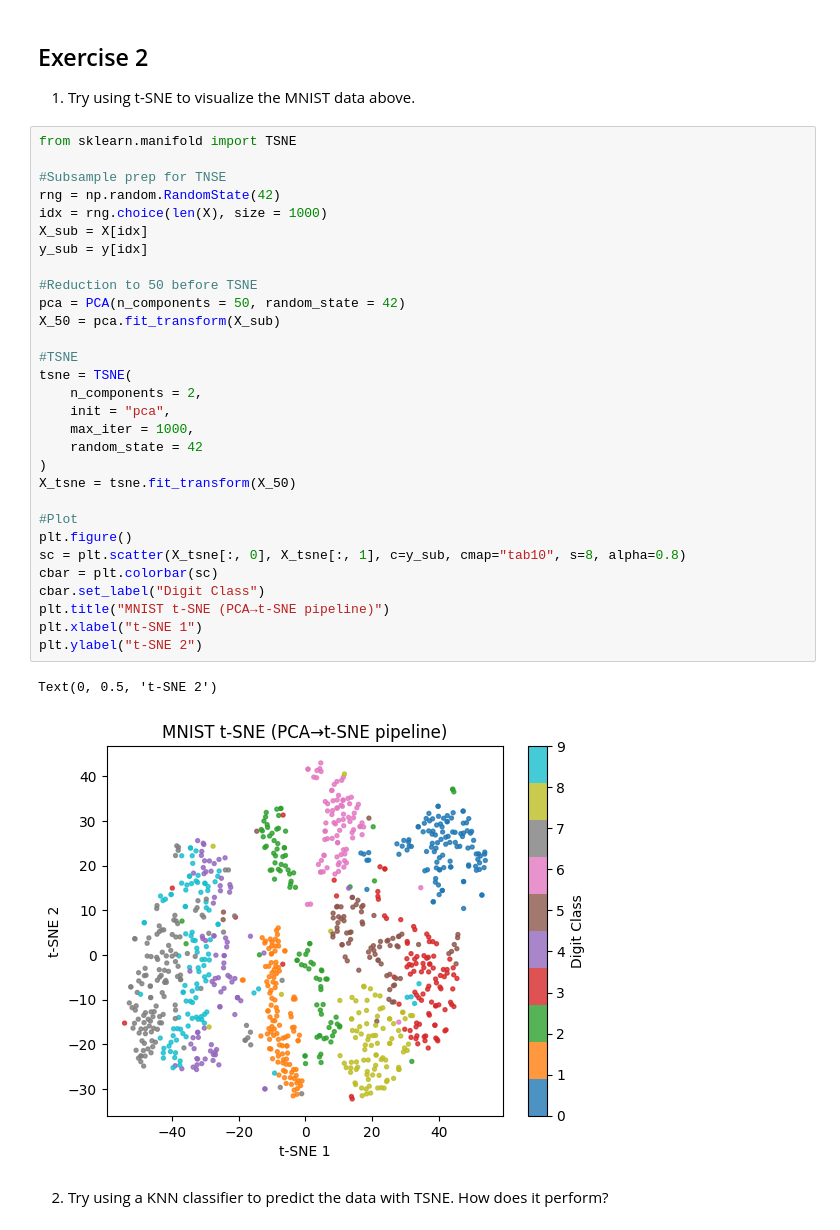
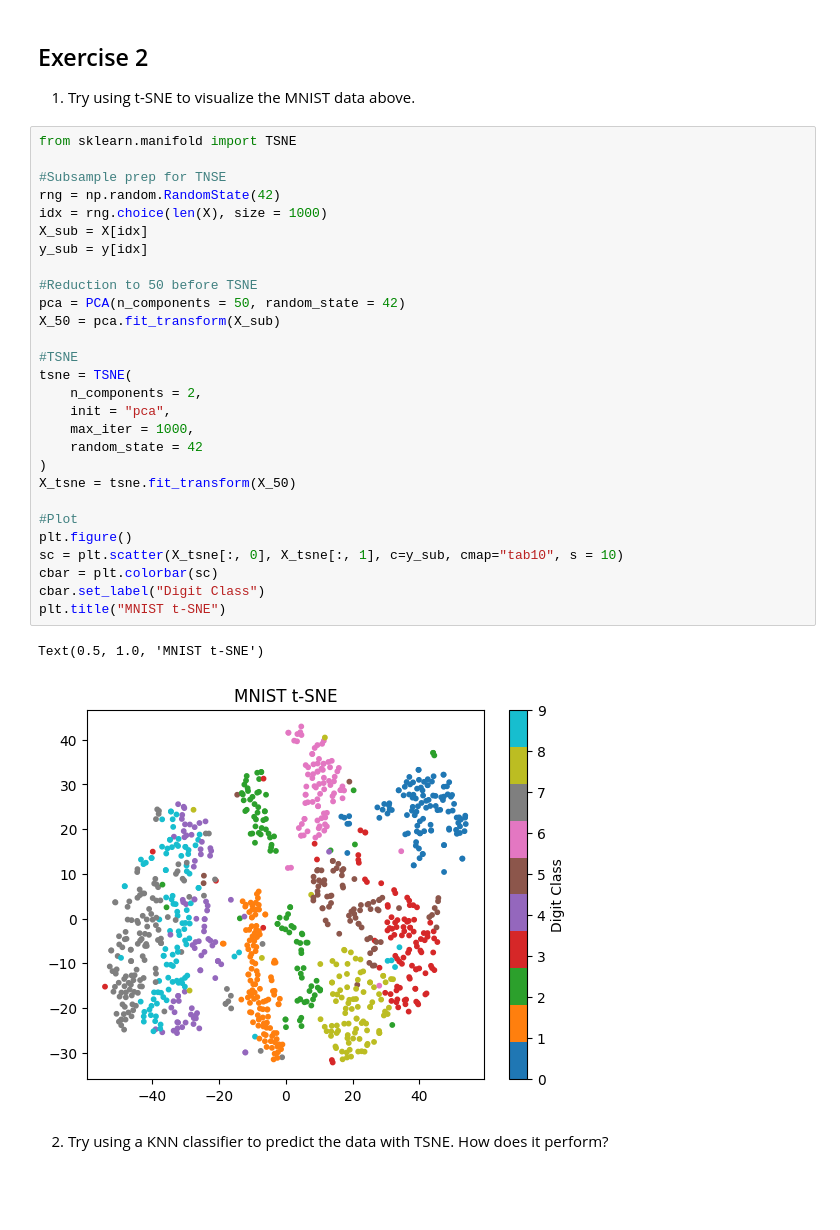
Before and after one commit to SU-IST707-FS25/week-4-materials-zseidel18, a Jupyter notebook: assignment.ipynb, the cells around one changed output. Cells and saved outputs as stored; diff of their text form; blank space fills up the shorter version.

```diff
--- a/assignment.ipynb
+++ b/assignment.ipynb
@@ -150,36 +150,34 @@ KNN accuracy with reduction: 0.9478571428571428
 # %%
 from sklearn.manifold import TSNE
 
 #Subsample prep for TNSE
 rng = np.random.RandomState(42)
 idx = rng.choice(len(X), size = 1000)
 X_sub = X[idx]
 y_sub = y[idx]
 
 #Reduction to 50 before TSNE
 pca = PCA(n_components = 50, random_state = 42)
 X_50 = pca.fit_transform(X_sub)
 
 #TSNE
 tsne = TSNE(
     n_components = 2,
     init = "pca",
     max_iter = 1000,
     random_state = 42
 )
 X_tsne = tsne.fit_transform(X_50)
 
 #Plot
 plt.figure()
-sc = plt.scatter(X_tsne[:, 0], X_tsne[:, 1], c=y_sub, cmap="tab10", s=8, alpha=0.8)
+sc = plt.scatter(X_tsne[:, 0], X_tsne[:, 1], c=y_sub, cmap="tab10", s = 10)
 cbar = plt.colorbar(sc)
 cbar.set_label("Digit Class")
-plt.title("MNIST t-SNE (PCA→t-SNE pipeline)")
-plt.xlabel("t-SNE 1")
-plt.ylabel("t-SNE 2")
+plt.title("MNIST t-SNE")
 # %% [output]
-Text(0, 0.5, 't-SNE 2')
+Text(0.5, 1.0, 'MNIST t-SNE')
-[figure, old version]
+[figure, new version]
 # %% [markdown]
 2. Try using a KNN classifier to predict the data with TSNE.  How does it perform?
 # %%
```
Also changed, not shown: parts of 2 cells of this notebook.
